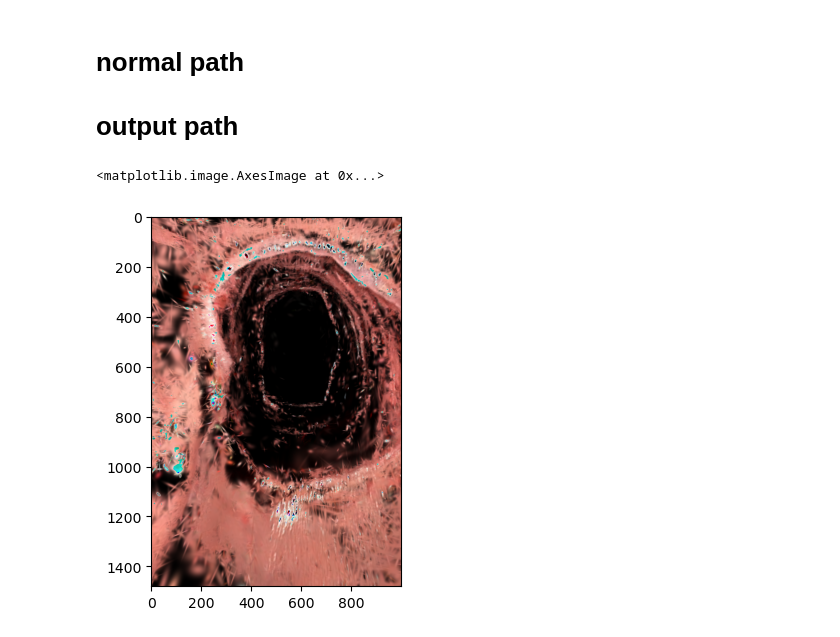
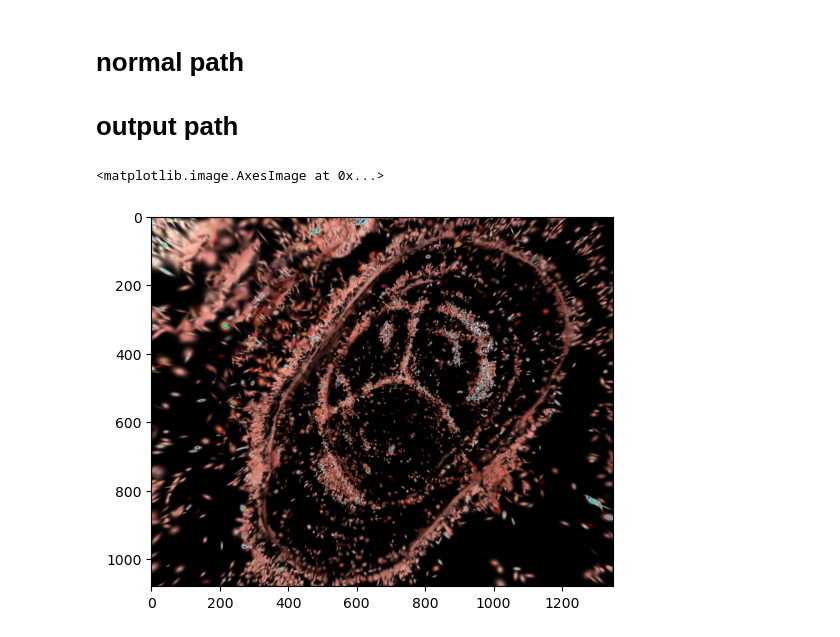
Before and after one commit to smbonilla/GaussianPancakes, a Jupyter notebook: visualize_gaussian.ipynb, the cells around one changed output. Cells and saved outputs as stored; diff of their text form; code cells hidden in the pictures.

Commit message:
working on visualization

```diff
--- a/visualize_gaussian.ipynb
+++ b/visualize_gaussian.ipynb
@@ -28,6 +28,6 @@ Fri Nov 10 16:36:15 2023
 # %%
-model_path = '/raid/scratch_not_backed_up/sbonilla/seq3-1000-2000-subsampd/output/261f825b-7'
-image_path = '/raid/scratch_not_backed_up/sbonilla/seq3-processed/output/39520b51-6'
+model_path = '/home/sbonilla/gaussian-splatting/output/f8df57c9-c'
+#image_path = '/raid/scratch_not_backed_up/sbonilla/seq3-processed/output/39520b51-6'
 # %% [markdown]
 # normal path
 
@@ -41,10 +41,10 @@ tilt_angle = 0.0001
 fps = 20
 # %%
-img_array = render_mask_gaussians(model_path, percent_of_gaussians=0.6, camera_index=20)
+img_array = render_mask_gaussians(model_path, percent_of_gaussians=0.6, camera_index=0)
 img = Image.fromarray(img_array, 'RGB')
 plt.imshow(img)
 # %% [output]
 <matplotlib.image.AxesImage at 0x...>
-[figure, old version]
+[figure, new version]
 # %%
 images = []
```
Also changed, not shown: parts of 5 cells of this notebook, 2 other files.
